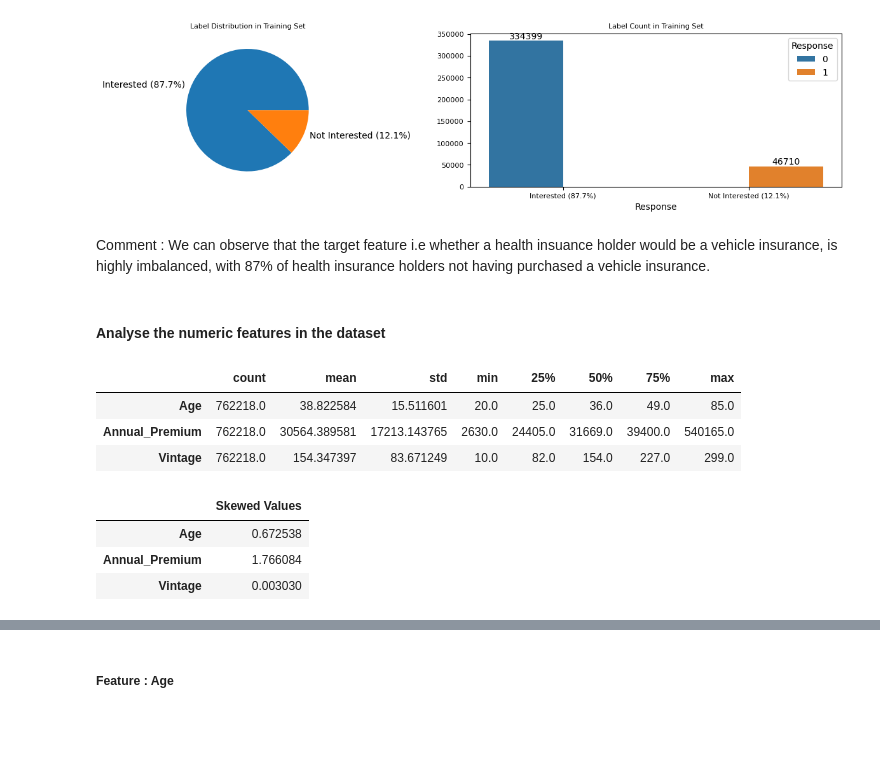
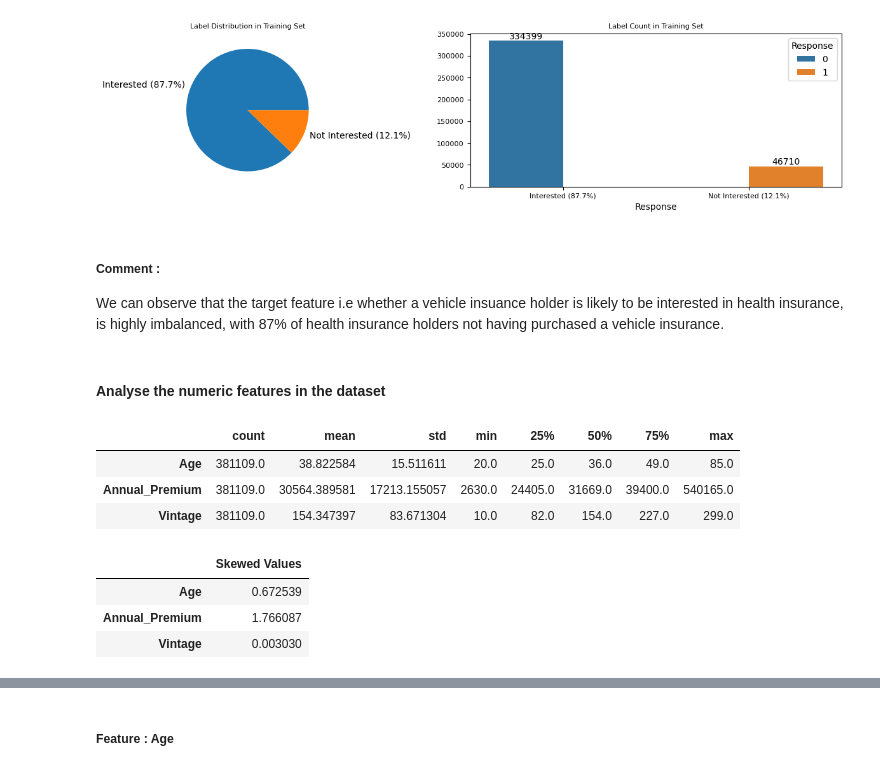
Before and after one commit to williscr/Capstone, a Jupyter notebook: EDA.ipynb, the cells around one changed output, grey strips where cells are left out. Saved outputs shown, nothing was run; the diff lists cells and outputs as text; code cells hidden in the pictures; blank space fills up the shorter version.

```diff
--- a/EDA.ipynb
+++ b/EDA.ipynb
@@ -11,5 +10,5 @@ import seaborn as sns
 # %% [markdown]
 #### Load in the dataset
 # %%
-train_df = pd.read_csv('train.csv')
+data = pd.read_csv('train.csv')
 # %%
@@ -54,7 +49,5 @@ Convert Categoric columns to the correct datatype
 # %%
-combined_df[["Region_Code","Policy_Sales_Channel"]] = combined_df[["Region_Code","Policy_Sales_Channel"]].astype('int').astype("object")
-train_df[["Region_Code","Policy_Sales_Channel"]] = train_df[["Region_Code","Policy_Sales_Channel"]].astype('int').astype("object")
-test_df[["Region_Code","Policy_Sales_Channel"]] = test_df[["Region_Code","Policy_Sales_Channel"]].astype('int').astype("object")
+data[["Region_Code","Policy_Sales_Channel"]] = data[["Region_Code","Policy_Sales_Channel"]].astype('int').astype("object")
 # %% [markdown]
 #### Data quality checks
 # %%
@@ -152,5 +121,5 @@ plt.show()
 # %% [output]
 [figure]
 # %% [markdown]
-Comment :
-We can observe that the target feature i.e whether a health insuance holder would be a vehicle insurance, is highly imbalanced, with 87% of health insurance holders not having purchased a vehicle insurance.
+##### Comment :
+We can observe that the target feature i.e whether a vehicle insuance holder is likely to be interested in health insurance, is highly imbalanced, with 87% of health insurance holders not having purchased a vehicle insurance.
@@ -161,17 +128,17 @@ categorical_columns=[['Gender','Driving_License','Previously_Insured','Vehicle_A
 # %%
 numerical_cols = ['Age','Annual_Premium','Vintage']
 # %%
-combined_df[numerical_cols].describe().T
+data[numerical_cols].describe().T
 # %% [output]
 |  | count | mean | std | min | 25% | 50% | 75% | max |
-| Age | 762218.0 | 38.822584 | 15.511601 | 20.0 | 25.0 | 36.0 | 49.0 | 85.0 |
-| Annual_Premium | 762218.0 | 30564.389581 | 17213.143765 | 2630.0 | 24405.0 | 31669.0 | 39400.0 | 540165.0 |
-| Vintage | 762218.0 | 154.347397 | 83.671249 | 10.0 | 82.0 | 154.0 | 227.0 | 299.0 |
+| Age | 381109.0 | 38.822584 | 15.511611 | 20.0 | 25.0 | 36.0 | 49.0 | 85.0 |
+| Annual_Premium | 381109.0 | 30564.389581 | 17213.155057 | 2630.0 | 24405.0 | 31669.0 | 39400.0 | 540165.0 |
+| Vintage | 381109.0 | 154.347397 | 83.671304 | 10.0 | 82.0 | 154.0 | 227.0 | 299.0 |
 # %%
-combined_df[numerical_cols].skew(axis=0).to_frame('Skewed Values')
+data[numerical_cols].skew(axis=0).to_frame('Skewed Values')
 # %% [output]
 |  | Skewed Values |
-| Age | 0.672538 |
-| Annual_Premium | 1.766084 |
+| Age | 0.672539 |
+| Annual_Premium | 1.766087 |
 | Vintage | 0.003030 |
 # %%
```
Also changed, not shown: parts of 46 cells of this notebook, 5 other files.
